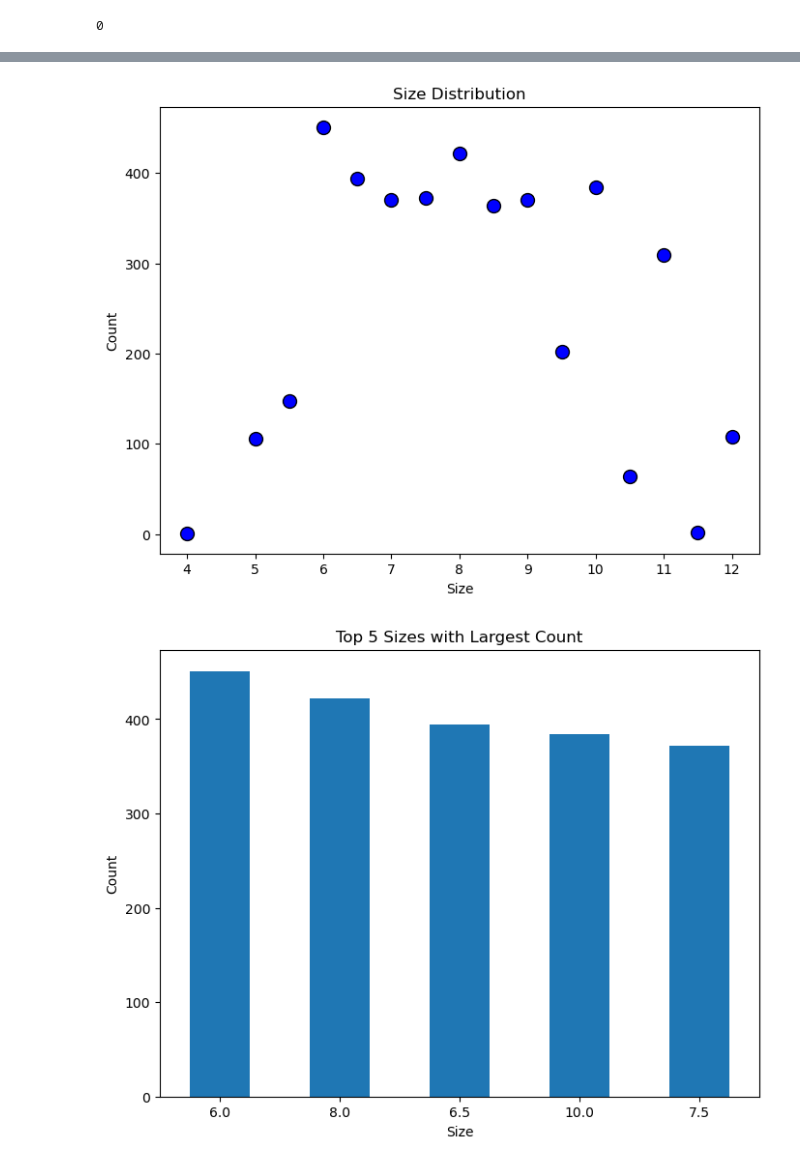
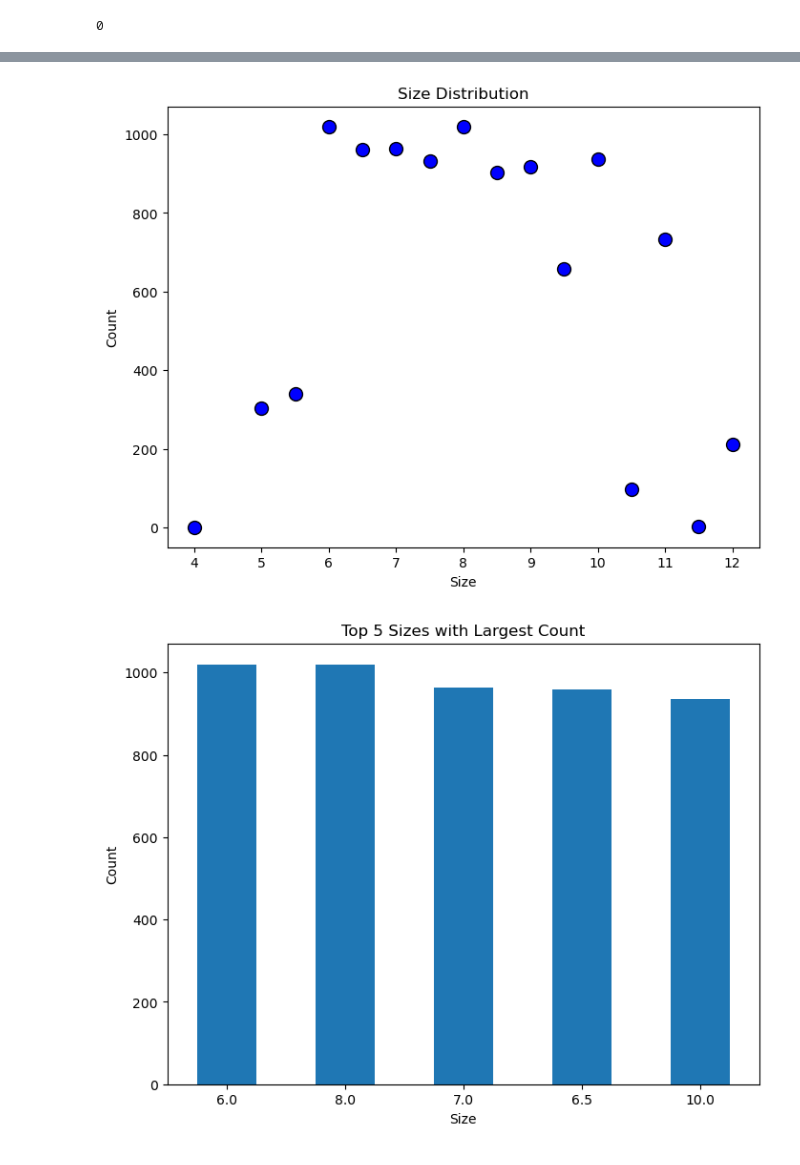
Before and after one commit to azim-charaniya/DS-Women-s-Shoe-Prices, a Jupyter notebook: Victoria-Final Project_Size.ipynb, the cells around one changed output, grey strips where cells are left out. Cells and saved outputs as stored; diff of their text form; code cells hidden in the pictures.

```diff
--- a/Victoria-Final Project_Size.ipynb
+++ b/Victoria-Final Project_Size.ipynb
@@ -52,0 +49,4 @@ array(['S', '6', '5', 'SMALL', 'MEDIUM', '7', '9', '8', '6.5', '10',
+# %%
+#check unique data
+df['prices.size'] = df['prices.size'].str.lower()
+df['prices.size'].unique()
@@ -53,6 +121,9 @@ array(['S', '6', '5', 'SMALL', 'MEDIUM', '7', '9', '8', '6.5', '10',
 # %%
-#converting data type to numeric
+# change all values to numeric
 
-cleaned_size= df['prices.size'] = pd.to_numeric(df['prices.size'], errors='coerce')
-print(cleaned_size)
+df['prices.size'] = pd.to_numeric(df['prices.size'], errors='coerce')
+
+print(df['prices.size'].unique())
+
+print(df['prices.size'].max())
 # %% [output]
@@ -115,4 +133,13 @@ print(n)
 # %%
+#converting EU sizes to US sizes
+
+
+import pandas as pd
+
+import numpy as np
+
+n=df['prices.size']
+
 # Conversion table: EU sizes mapped to corresponding US sizes
 to_us_sizes = {
     '34': 4,
@@ -145,7 +172,8 @@ def convert_to_us(n):
                 return to_us_sizes[key]
 
         return n
-df_cleaned['prices.size'] = df_cleaned['prices.size'].apply(convert_to_us)
 
-print(df_cleaned['prices.size'])
+df['prices.size'] = df['prices.size'].apply(convert_to_us)
+
+print(df['prices.size'].unique())
 # %% [output]
@@ -164,7 +206,10 @@ Name: prices.size, Length: 10000, dtype: float64
 # %%
 #data visualization
 
-size_counts = df_cleaned['prices.size'].value_counts()
+
+import pandas as pd
+import matplotlib.pyplot as plt
+
 
 plt.figure(figsize=(8, 6))
 plt.scatter(size_counts.index, size_counts.values, s=100, color='b', edgecolor='black')
@@ -174,23 +219,23 @@ plt.title('Size Distribution')
 plt.xticks(rotation=0)
 plt.show()
 # %% [output]
-[figure, old version]
+[figure, new version]
 # %%
 # data analysis
 
 import pandas as pd
 import matplotlib.pyplot as plt
 
 # Find the top 5 sizes with the largest count
-top_sizes = df_cleaned['prices.size'].value_counts().nlargest(5)
+top_sizes = df['prices.size'].value_counts().nlargest(5)
 
 # Plot the top 5 sizes with the largest count
 plt.figure(figsize=(8, 6))
 top_sizes.plot(kind='bar')
 plt.xlabel('Size')
 plt.ylabel('Count')
 plt.title('Top 5 Sizes with Largest Count')
 plt.xticks(rotation=0)
 plt.show()
 # %% [output]
-[figure, old version]
+[figure, new version]
```
Also changed, not shown: parts of 12 cells of this notebook.
